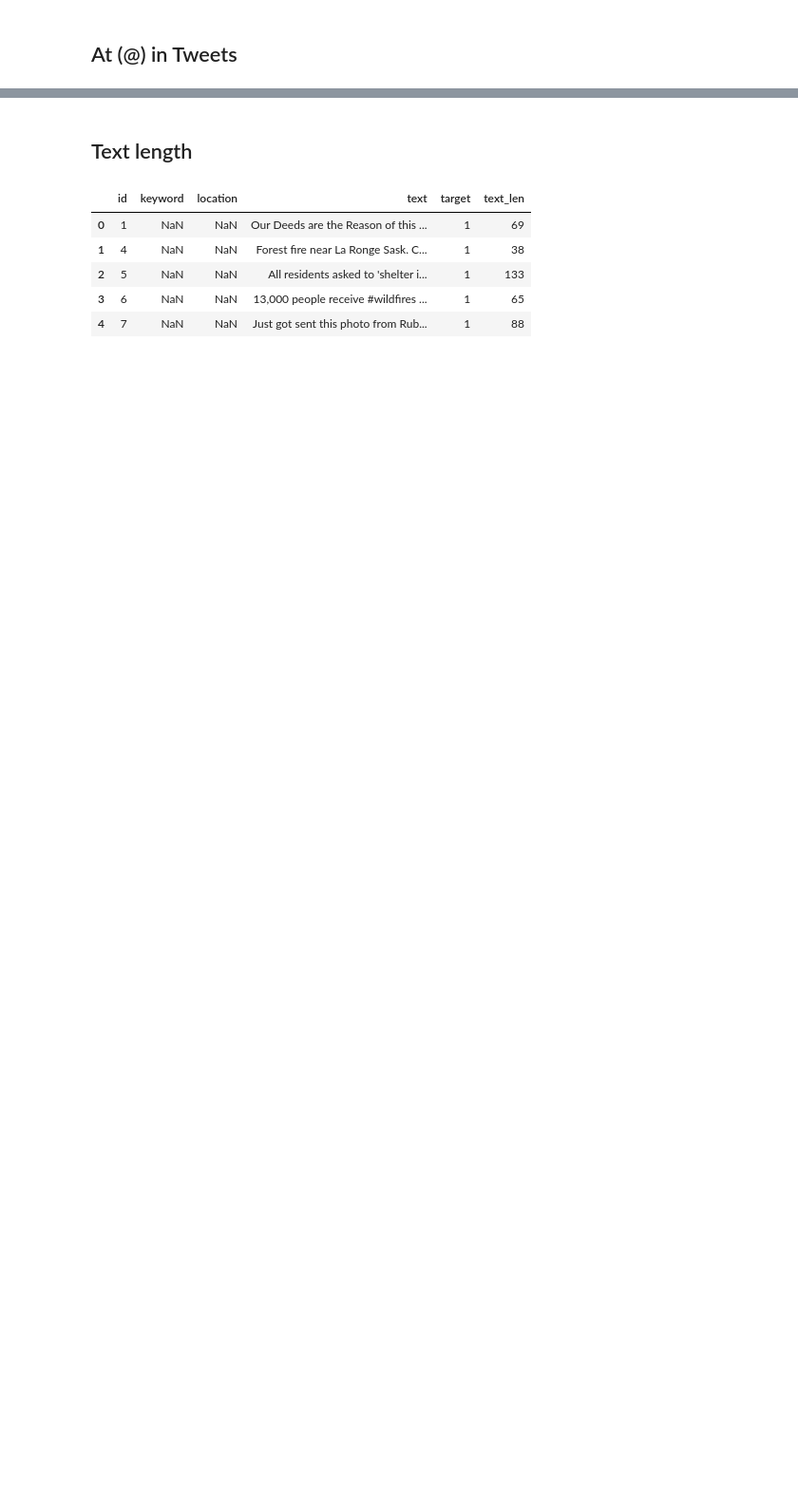
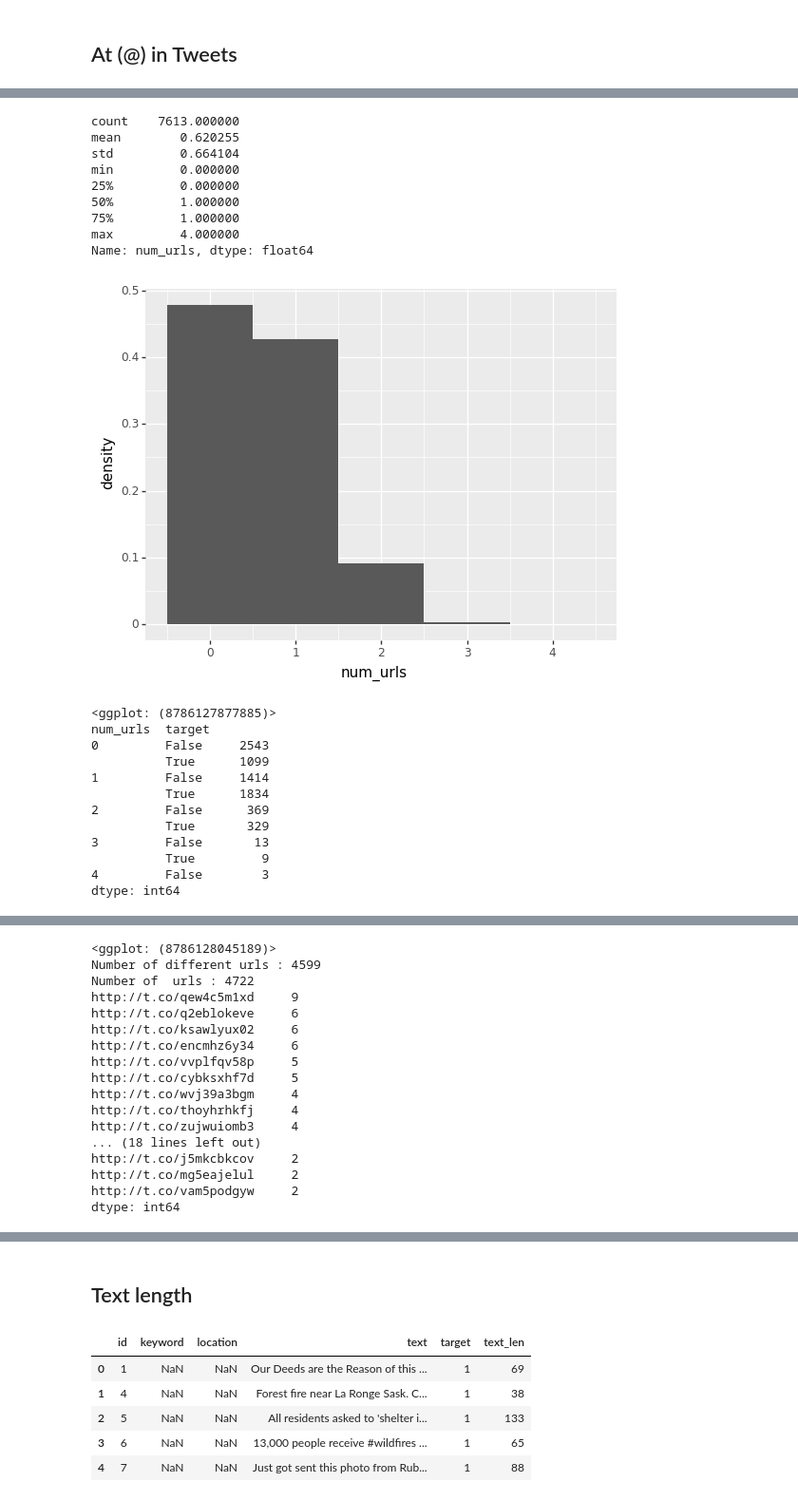
Before and after one commit to herwinvw/Real-or-Not-NLP-with-Disaster-Tweets, a Jupyter notebook: explorative_analysis.ipynb, the cells around one changed output, grey strips where cells are left out. Shown at 95% size. Saved outputs shown, nothing was run; the diff lists cells and outputs as text; code cells hidden in the pictures; blank space fills up the shorter version.

```diff
--- a/explorative_analysis.ipynb
+++ b/explorative_analysis.ipynb
@@ -551,0 +511,25 @@ array([['Man Goes into Airplane Engine Accident: http://t.co/TYJxrFd3St via @You
+# %%
+analyse_pattern(Patterns.URL_PATTERN,'urls')
+# %% [output]
+count    7613.000000
+mean        0.620255
+std         0.664104
+min         0.000000
+25%         0.000000
+50%         1.000000
+75%         1.000000
+max         4.000000
+Name: num_urls, dtype: float64
+[figure, added]
+<ggplot: (8786127877885)>
+num_urls  target
+0         False     2543
+          True      1099
+1         False     1414
+          True      1834
+2         False      369
+          True       329
+3         False       13
+          True         9
+4         False        3
+dtype: int64
@@ -551,0 +537,17 @@ array([['Man Goes into Airplane Engine Accident: http://t.co/TYJxrFd3St via @You
+<ggplot: (8786128045189)>
+Number of different urls : 4599
+Number of  urls : 4722
+http://t.co/qew4c5m1xd     9
+http://t.co/q2eblokeve     6
+http://t.co/ksawlyux02     6
+http://t.co/encmhz6y34     6
+http://t.co/vvplfqv58p     5
+http://t.co/cybksxhf7d     5
+http://t.co/wvj39a3bgm     4
+http://t.co/thoyhrhkfj     4
+http://t.co/zujwuiomb3     4
+... (18 lines left out)
+http://t.co/j5mkcbkcov     2
+http://t.co/mg5eajelul     2
+http://t.co/vam5podgyw     2
+dtype: int64
```
Also changed, not shown: parts of 37 cells of this notebook.
